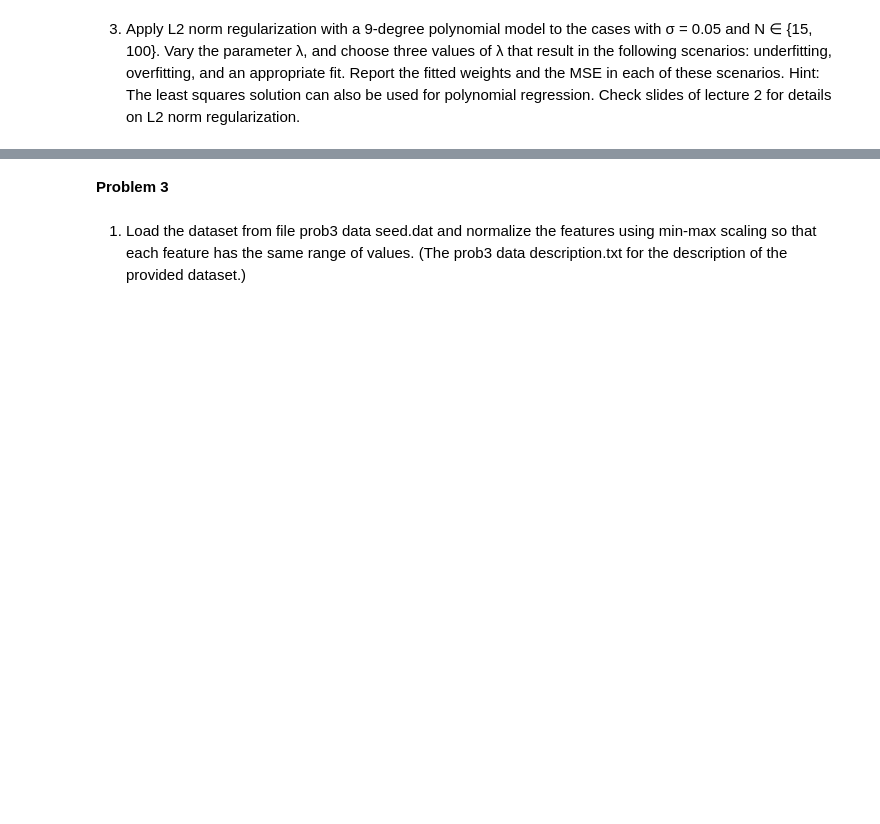
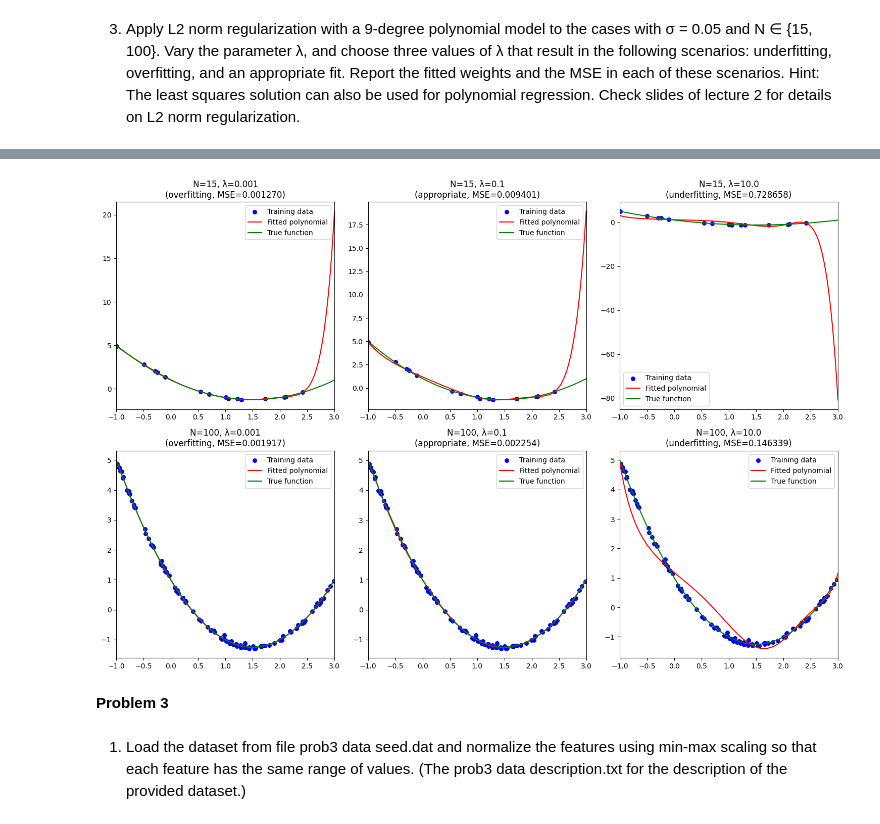
Before and after one commit to mirandahectora/cpsc-452, a Jupyter notebook: CPSC 452/Homework 1/mirandaplazah_homework1.ipynb, the cells around one changed output, grey strips where cells are left out. Drawn from its saved outputs; the diff is of its cells as text; code cells hidden in the pictures; blank space fills up the shorter version.

```diff
--- a/CPSC 452/Homework 1/mirandaplazah_homework1.ipynb
+++ b/CPSC 452/Homework 1/mirandaplazah_homework1.ipynb
@@ -120,3 +149,72 @@ scenarios: underﬁtting, overﬁtting, and an appropriate ﬁt. Report the ﬁt
 each of these scenarios.
 Hint: The least squares solution can also be used for polynomial regression. Check slides of lecture 2
 for details on L2 norm regularization.
+# %%
+nvalue = [15, 100]
+sigma = 0.05
+degree = 9
+
+def create_polynomial_features(x, degree):
+    X = np.ones((len(x), degree + 1))
+    for i in range(1, degree + 1):
+        X[:, i] = x ** i
+    return X
+
+def true_function(x):
+    return x**2 - 3*x + 1
+
+def fit_polynomial_l2(x, y, degree, lambda_):
+    X = create_polynomial_features(x, degree)
+
+    n_features = X.shape[1]
+    I = np.eye(n_features)
+    I[0, 0] = 0
+
+    w = np.linalg.inv(X.T @ X + lambda_ * I) @ X.T @ y
+    return w
+
+def calculate_mse(y_true, y_pred):
+    return np.mean((y_true - y_pred) ** 2)
+
+lambda_values = {
+    'overfitting': 0.001,
+    'appropriate': 0.1,
+    'underfitting': 10.0
+}
+
+plt.figure(figsize=(15, 10))
+
+for i, N in enumerate(nvalue):
+
+    x, y = point_sets[(N, sigma)]
+    print(f"\nResults for N = {N}:")
+
+    for j, (scenario, lambda_) in enumerate(lambda_values.items()):
+        plt.subplot(2, 3, i*3 + j + 1)
+
+        w = fit_polynomial_l2(x, y, degree, lambda_)
+
+        x_test = np.linspace(-1, 3, 1000)
+        X_test = create_polynomial_features(x_test, degree)
+        y_pred = X_test @ w
+
+        plt.scatter(x, y, color='blue', label='Training data', s=30)
+        plt.plot(x_test, y_pred, color='red', label='Fitted polynomial')
+        plt.plot(x_test, true_function(x_test), color='green', label='True function')
+
+        X = create_polynomial_features(x, degree)
+        y_pred_train = X @ w
+        mse = calculate_mse(y, y_pred_train)
+
+        plt.title(f"N={N}, λ={lambda_}\n({scenario}, MSE={mse:.6f})")
+        plt.legend()
+
+        plt.xlim(-1, 3)
+
+        print(f"\n{scenario.capitalize()} (λ = {lambda_}):")
+        print(f"Weights: {w}")
+        print(f"MSE: {mse:.6f}")
+
+plt.tight_layout()
+plt.show()
+# %% [output]
@@ -123,3 +238,4 @@ for details on L2 norm regularization.
+[figure, added]
 # %% [markdown]
 **Problem 3**
 # %% [markdown]
```
Also changed, not shown: parts of 6 cells of this notebook.
